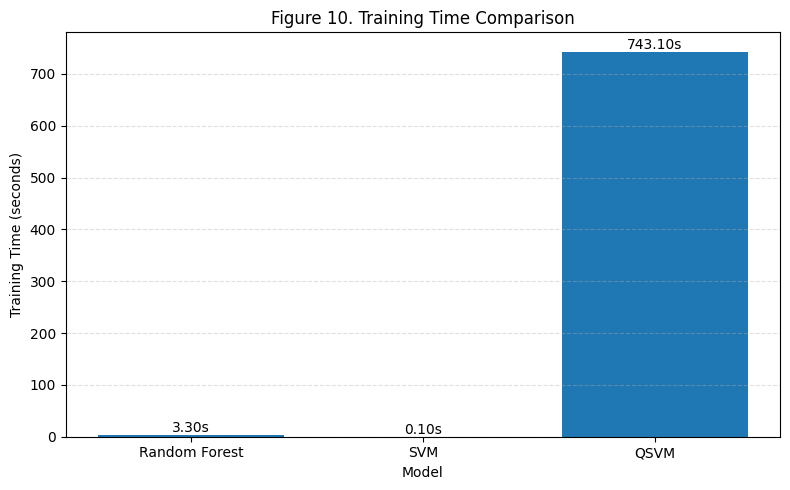
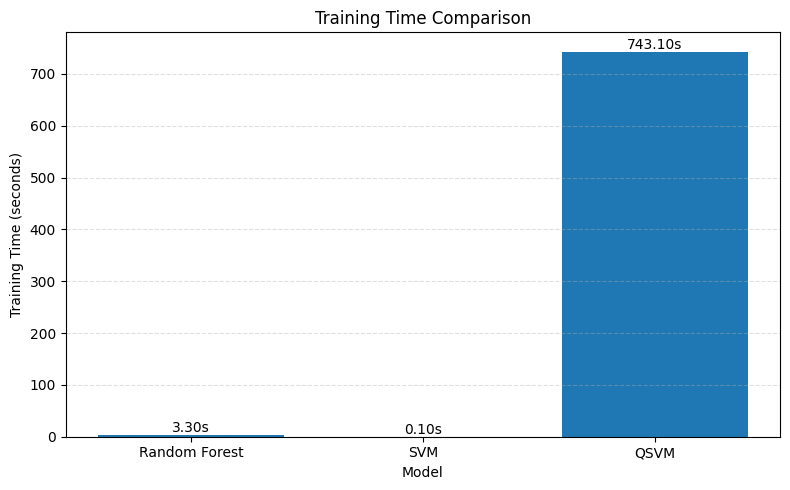
The change to this notebook cell's code, shown as a diff; its figure went from the first image to the second:
--- before
+++ after
@@ -13,5 +13,5 @@
 
 # Labels
-plt.title("Figure 10. Training Time Comparison")
+plt.title("Training Time Comparison")
 plt.xlabel("Model")
 plt.ylabel("Training Time (seconds)")
@@ -31,3 +31,4 @@
 
 plt.tight_layout()
+plt.savefig(PLOTS_DIR / "training-time.png", dpi=300)
 plt.show()

Commit: ..